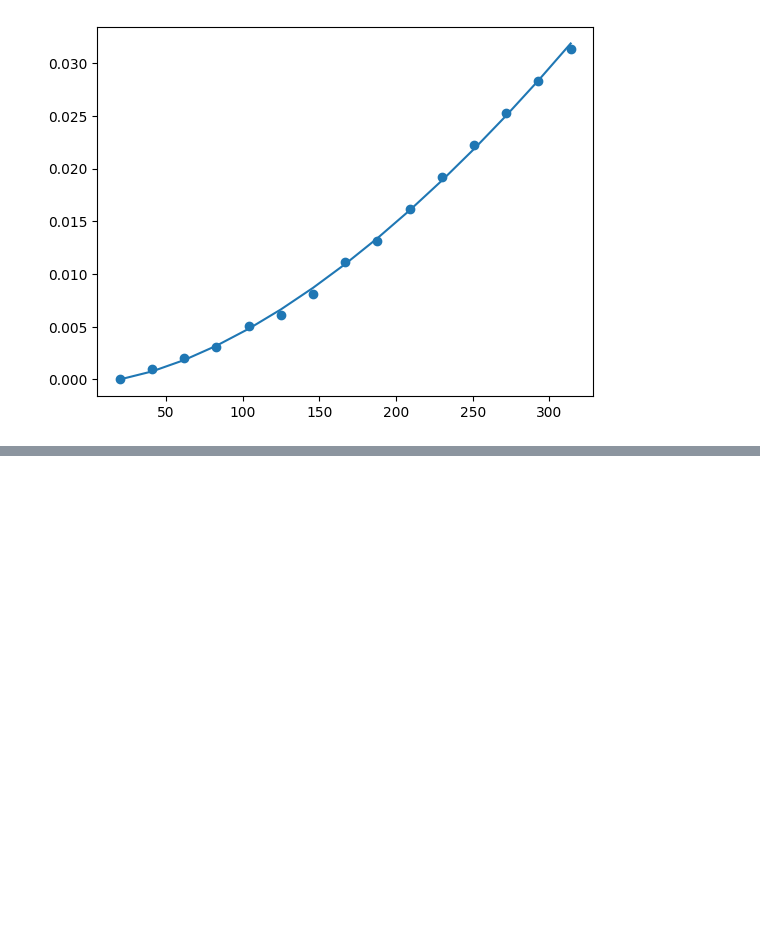
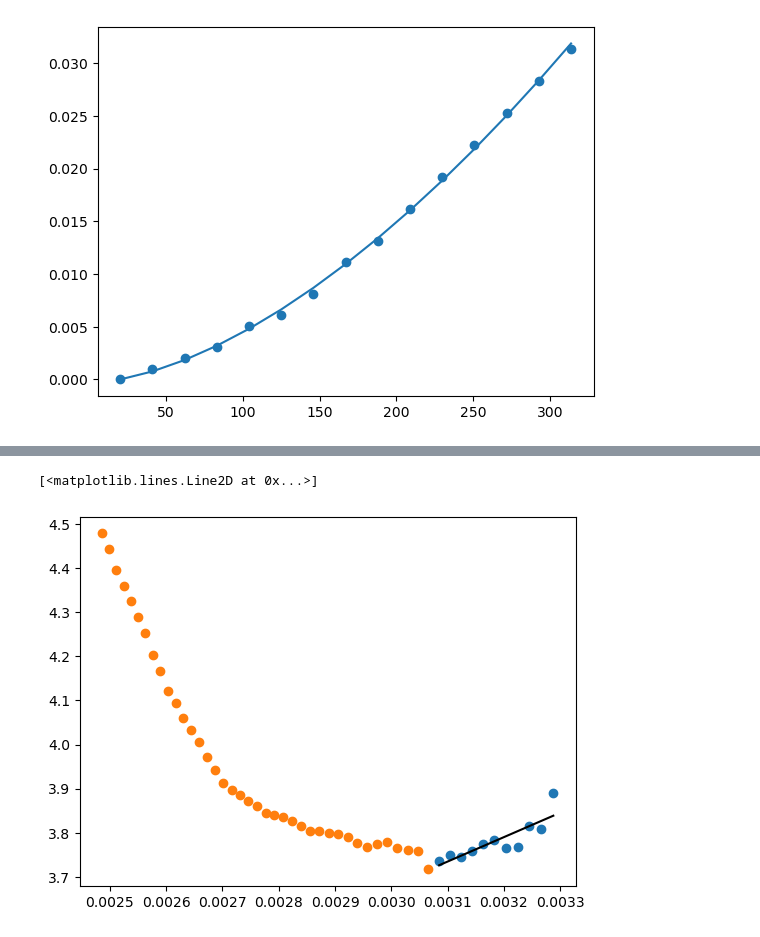
Before and after one commit to QuantumPower4/LabIntermedio2024-2, a Jupyter notebook: Efecto Hall/EfectoHall.ipynb, the cells around one changed output, grey strips where cells are left out. Drawn from its saved outputs; the diff is of its cells as text; code cells hidden in the pictures; blank space fills up the shorter version.

```diff
--- a/Efecto Hall/EfectoHall.ipynb
+++ b/Efecto Hall/EfectoHall.ipynb
@@ -622,0 +718,17 @@ plt.plot(Bz1, PowerLaw(Bz1,*poptp))
+# %%
+#4.2 p-Ge
+
+temp1n = np.array([31, 33, 35, 37, 39, 41, 43, 45, 47, 49, 51, 53, 55, 57, 59, 61,
+                63, 65, 67, 69, 71, 73, 75, 77, 79, 81, 83, 85, 87, 89, 91, 93,
+                95, 97, 99, 101, 103, 105, 107, 109, 111, 113, 115, 117, 119,
+                121, 123, 125, 127, 129]) + 273.15
+
+VL1n = np.array([1.228, 1.331, 1.321, 1.385, 1.389, 1.366, 1.376, 1.398, 1.417, 1.413,
+             1.432, 1.459, 1.399, 1.395, 1.389, 1.372, 1.376, 1.385, 1.374, 1.354,
+             1.345, 1.342, 1.338, 1.337, 1.321, 1.306, 1.295, 1.289, 1.283, 1.263,
+             1.248, 1.231, 1.217, 1.198, 1.165, 1.131, 1.093, 1.064, 1.036, 1.0,
+             0.974, 0.931, 0.897, 0.854, 0.823, 0.794, 0.768, 0.739, 0.705, 0.681])
+
+R1n = VL1n / (30*1e-3)
+
+log_sigma_T1n = np.log(l/(R1n*At))
@@ -622,0 +740,7 @@ plt.plot(Bz1, PowerLaw(Bz1,*poptp))
+# %%
+plt.scatter(1/temp1n[:np.argmax(VL1n)],log_sigma_T1n[:np.argmax(VL1n)])
+plt.scatter(1/temp1n[np.argmax(VL1n):],log_sigma_T1n[np.argmax(VL1n):])
+plt.plot(1/temp1n[:np.argmax(VL1n)], linear_function(1/temp1n[:np.argmax(VL1n)],*popt_fermin1),color="black")
+# %% [output]
+[<matplotlib.lines.Line2D at 0x...>]
+[figure, added]
```
Also changed, not shown: parts of 15 cells of this notebook.
